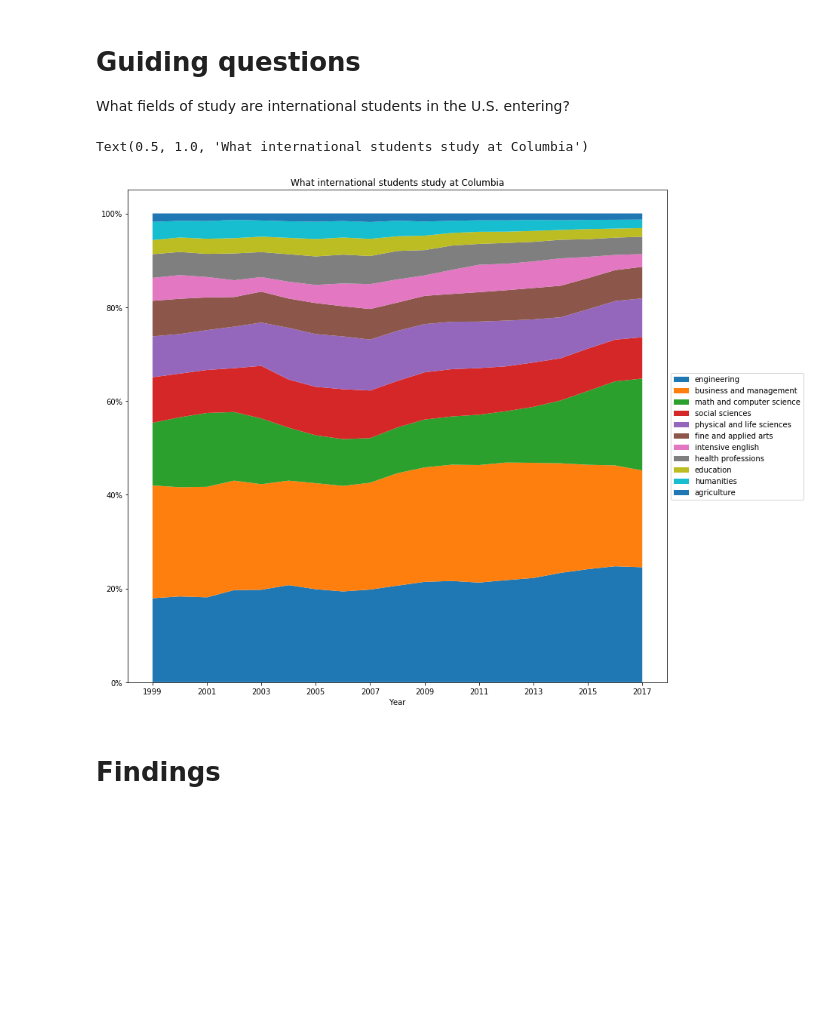
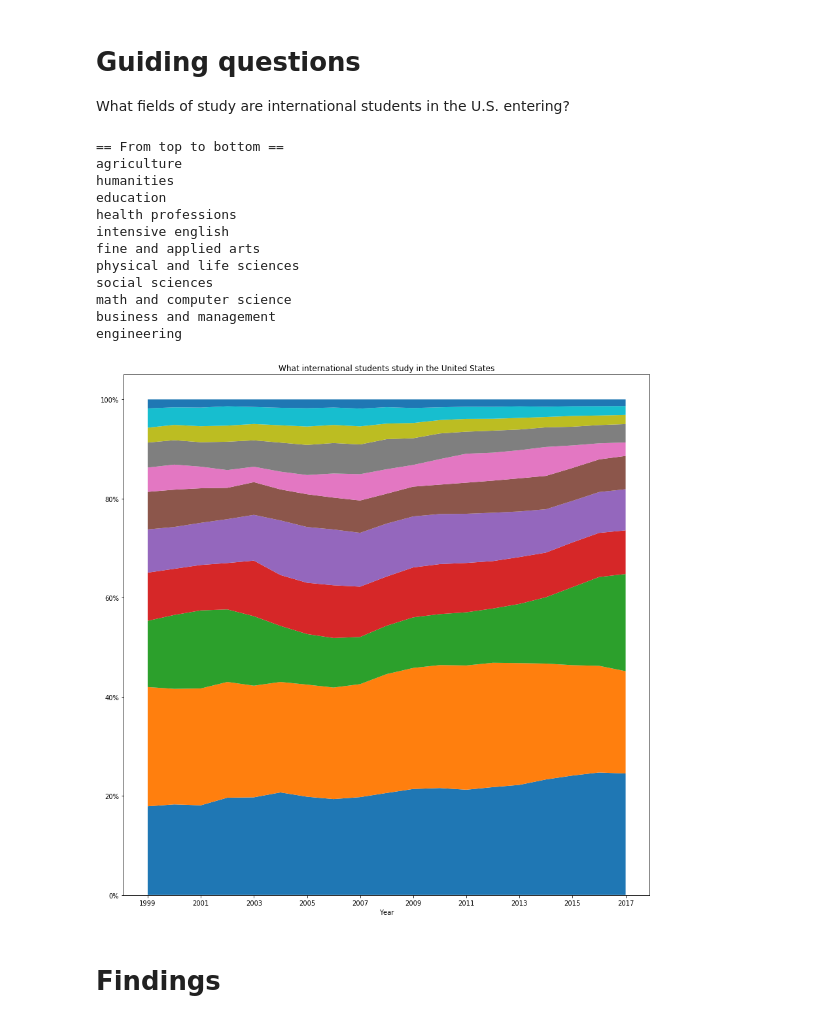
Before and after one commit to graphicsdesk/international-students, a Jupyter notebook: notebooks/fields-of-study.ipynb, the cells around one changed output. Saved outputs shown, nothing was run; the diff lists cells and outputs as text; code cells hidden in the pictures; blank space fills up the shorter version.

Commit message:
created stacked fields graph

```diff
--- a/notebooks/fields-of-study.ipynb
+++ b/notebooks/fields-of-study.ipynb
@@ -8,8 +8,12 @@ from fuzzywuzzy import fuzz, process
 from bs4 import BeautifulSoup, Tag
 import pandas as pd
 import numpy as np
+import matplotlib
 import matplotlib.pyplot as plt
 import requests
+
+matplotlib.rcParams['pdf.fonttype'] = 42
+matplotlib.rcParams['ps.fonttype'] = 42
 # %%
 fields = [
     'agriculture',
@@ -102,25 +106,42 @@ for f in fields:
 # %%
 stacks = list(proportions.values())
 labels = list(proportions.keys())
 
-plt.figure(figsize=(16, 12))
+plt.figure(figsize=(12, 12))
 ax = plt.subplot(111)
-plt.stackplot(years, stacks, labels=labels)
+plt.stackplot(years, stacks, labels=labels, linewidth=1)
 
 # Make y values percentages
 vals = ax.get_yticks()
 ax.set_yticklabels(['{:,.0%}'.format(x) for x in vals])
 
 # Make legend on right side of graph
-box = ax.get_position()
-ax.set_position([box.x0, box.y0, box.width * 0.8, box.height])
-ax.legend(loc='center left', bbox_to_anchor=(1, 0.5))
+# box = ax.get_position()
+# ax.set_position([box.x0, box.y0, box.width * 0.8, box.height])
+# ax.legend(loc='center left', bbox_to_anchor=(1, 0.5))
 
 plt.xlabel('Year')
 plt.xticks(np.arange(min(years), max(years) + 1, 2))
-plt.title('What international students study at Columbia')
+plt.title('What international students study in the United States')
+
+plt.tight_layout()
+plt.savefig('stacked_fields.pdf', transparent=True)
+print('== From top to bottom ==')
+for label in reversed(labels):
+    print(label)
 # %% [output]
-Text(0.5, 1.0, 'What international students study at Columbia')
+== From top to bottom ==
+agriculture
+humanities
+education
+health professions
+intensive english
+fine and applied arts
+physical and life sciences
+social sciences
+math and computer science
+business and management
+engineering
-[figure, old version]
+[figure, new version]
 # %% [markdown]
 # Findings
```
Also changed, not shown: 2 other files.
